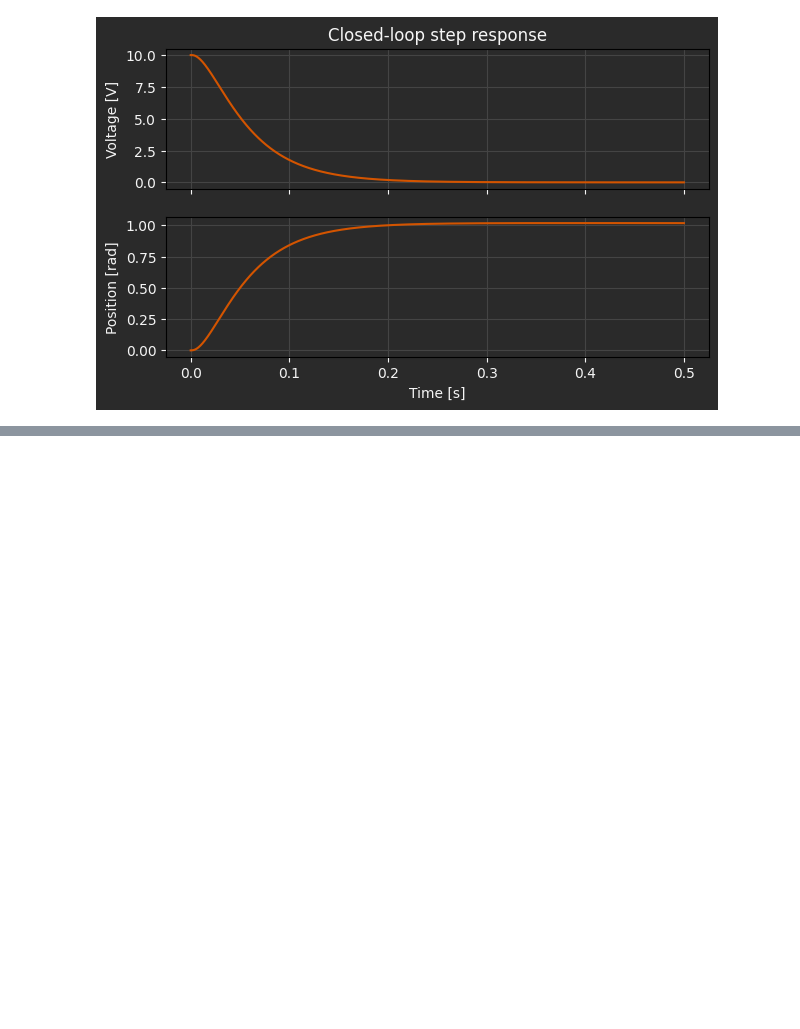
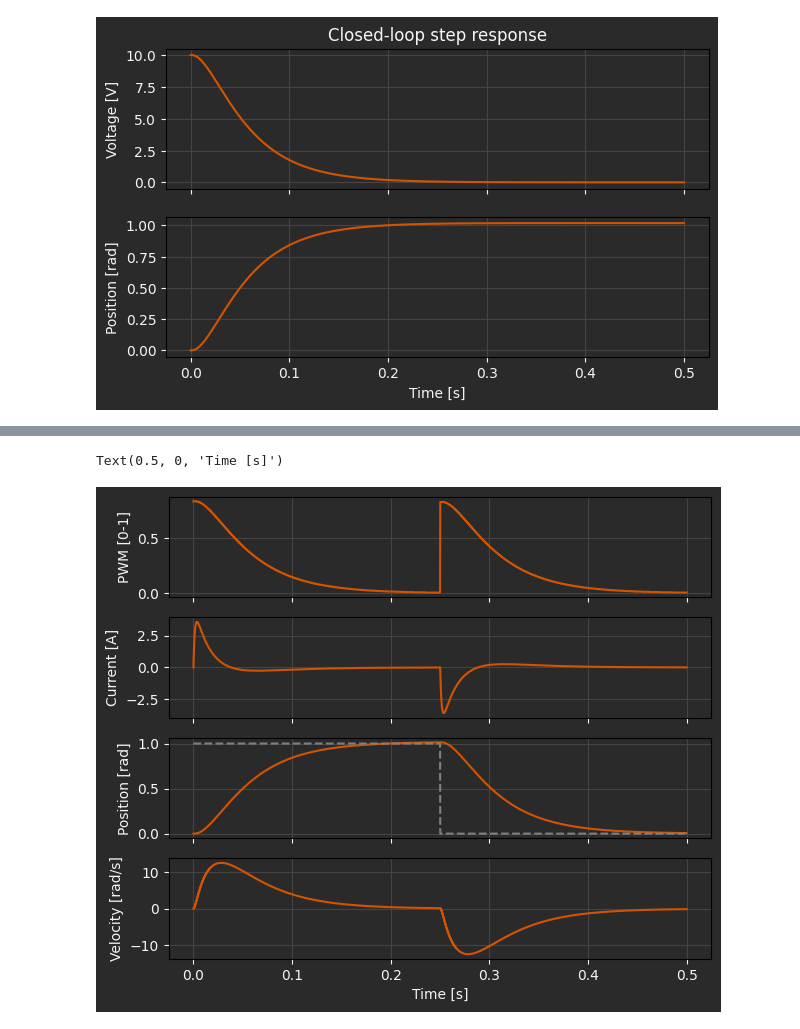
Before and after one commit to PineTreeLabs/archimedes, a Jupyter notebook: docs/source/notebooks/workflow/workflow03.ipynb, the cells around one changed output, grey strips where cells are left out. Cells and saved outputs as stored; diff of their text form; code cells hidden in the pictures; blank space fills up the shorter version.

```diff
--- a/docs/source/notebooks/workflow/workflow03.ipynb
+++ b/docs/source/notebooks/workflow/workflow03.ipynb
@@ -98,4 +154,5 @@ plt.show()
 # %%
+# Convert transfer function to discrete-time IIR filter
 dt = hil_dt
 C_pid = C.sample(dt)  # Position error -> Voltage command
-C_pid
+pid_ctrl = IIRFilter(C_pid.num[0][0], C_pid.den[0][0])
@@ -103,0 +574,23 @@ $$\frac{10 z - 10}{z - 1}\quad dt = 0.0001$$
+# %%
+fig, ax = plt.subplots(4, 1, figsize=(7, 6), sharex=True)
+ax[0].plot(ts, pwm_duty)
+ax[0].grid()
+ax[0].set_ylabel("PWM [0-1]")
+
+ax[1].plot(ts, I_motor)
+ax[1].grid()
+ax[1].set_ylabel("Current [A]")
+
+ax[2].plot(ts, pos)
+ax[2].plot(ts, pos_cmd, linestyle='--', color='gray', label="Command")
+ax[2].grid()
+ax[2].set_ylabel("Position [rad]")
+
+ax[3].step(ts, vel)
+ax[3].grid()
+ax[3].set_ylabel("Velocity [rad/s]")
+
+ax[-1].set_xlabel("Time [s]")
+# %% [output]
+Text(0.5, 0, 'Time [s]')
+[figure, added]
```
Also changed, not shown: parts of 32 cells of this notebook, 3 other files.
